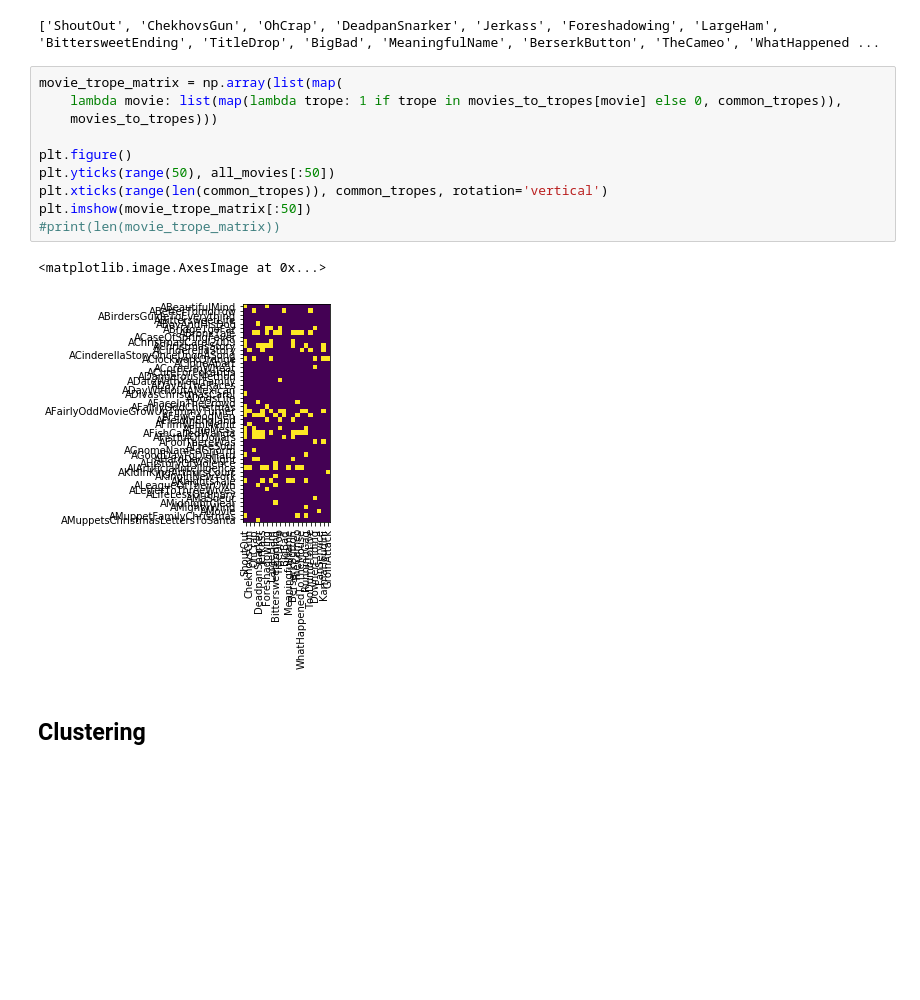
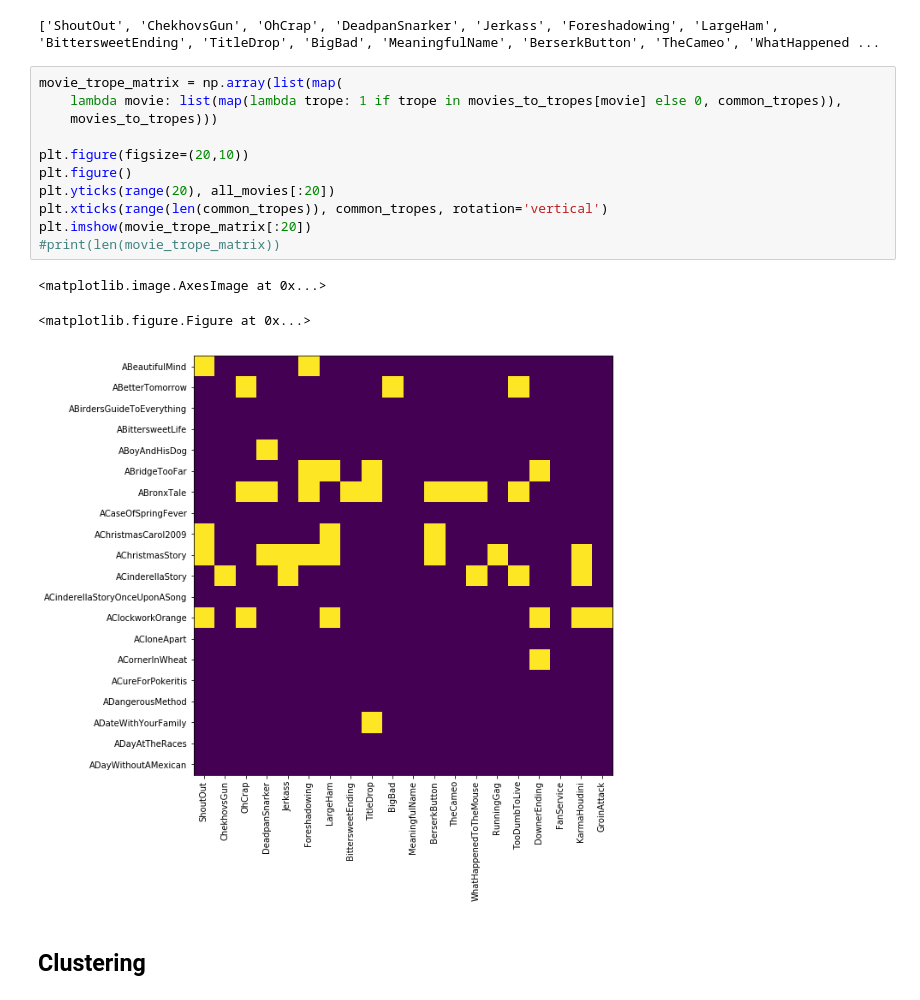
Before and after one commit to scottviteri/TVTropesAnalysis, a Jupyter notebook: TVTropes.ipynb, the cells around one changed output. Drawn from its saved outputs; the diff is of its cells as text; blank space fills up the shorter version.

```diff
--- a/TVTropes.ipynb
+++ b/TVTropes.ipynb
@@ -83,16 +74,18 @@ print(common_tropes)
 # %%
 movie_trope_matrix = np.array(list(map(
     lambda movie: list(map(lambda trope: 1 if trope in movies_to_tropes[movie] else 0, common_tropes)),
     movies_to_tropes)))
 
+plt.figure(figsize=(20,10))
 plt.figure()
-plt.yticks(range(50), all_movies[:50])
+plt.yticks(range(20), all_movies[:20])
 plt.xticks(range(len(common_tropes)), common_tropes, rotation='vertical')
-plt.imshow(movie_trope_matrix[:50])
+plt.imshow(movie_trope_matrix[:20])
 #print(len(movie_trope_matrix))
 # %% [output]
 <matplotlib.image.AxesImage at 0x...>
+<matplotlib.figure.Figure at 0x...>
-[figure, old version]
+[figure, new version]
 # %% [markdown]
 ## Clustering
 # %%
```
Also changed, not shown: parts of 13 cells of this notebook.
